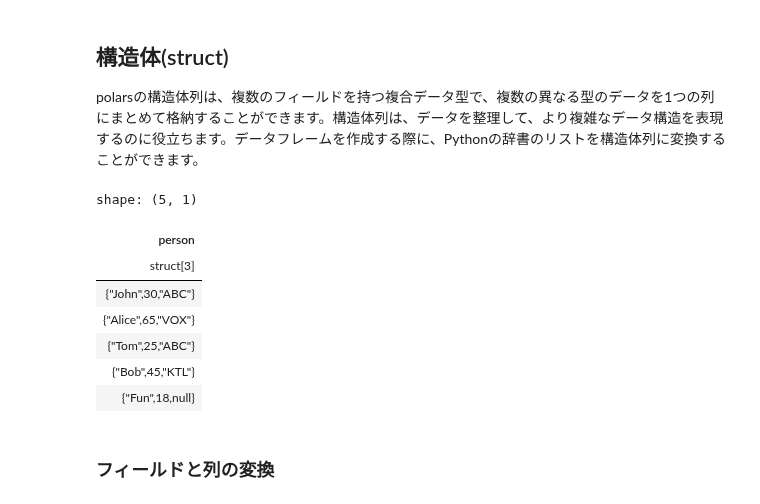
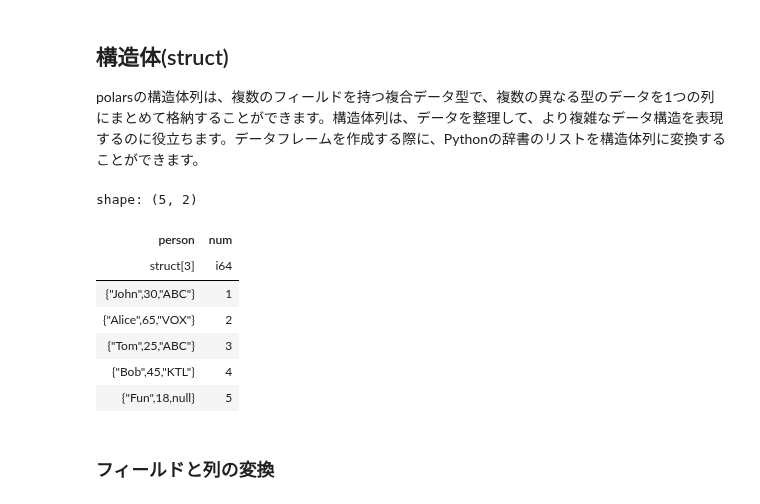
Before and after one commit to ruoyu0088/polars_guide, a Jupyter notebook: polars_guide/020_polars_datatype.ipynb, the cells around one changed output. Drawn from its saved outputs; the diff is of its cells as text; code cells hidden in the pictures.

Commit message:
add struct to list

```diff
--- a/polars_guide/020_polars_datatype.ipynb
+++ b/polars_guide/020_polars_datatype.ipynb
@@ -890,24 +926,25 @@ polarsの構造体列は、複数のフィールドを持つ複合データ型
 # %%
 df = pl.DataFrame({
     "person": [
         {"name": "John", "age": 30, "car": "ABC"},
         {"name": "Alice", "age": 65, "car": "VOX"},
         {"name": "Tom", "age": 25, "car": "ABC"},
         {"name": "Bob", "age": 45, "car": "KTL"},
         {"name": "Fun", "age": 18, "car": None},
-    ]
+    ],
+    "num": [1, 2, 3, 4, 5],
 })
 
 df
 # %% [output]
-shape: (5, 1)
+shape: (5, 2)
-| person |
-| struct[3] |
-| {"John",30,"ABC"} |
-| {"Alice",65,"VOX"} |
-| {"Tom",25,"ABC"} |
-| {"Bob",45,"KTL"} |
-| {"Fun",18,null} |
+| person | num |
+| struct[3] | i64 |
+| {"John",30,"ABC"} | 1 |
+| {"Alice",65,"VOX"} | 2 |
+| {"Tom",25,"ABC"} | 3 |
+| {"Bob",45,"KTL"} | 4 |
+| {"Fun",18,null} | 5 |
 # %% [markdown]
 ### フィールドと列の変換
 # %% [markdown]
```
Also changed, not shown: parts of 16 cells of this notebook.
